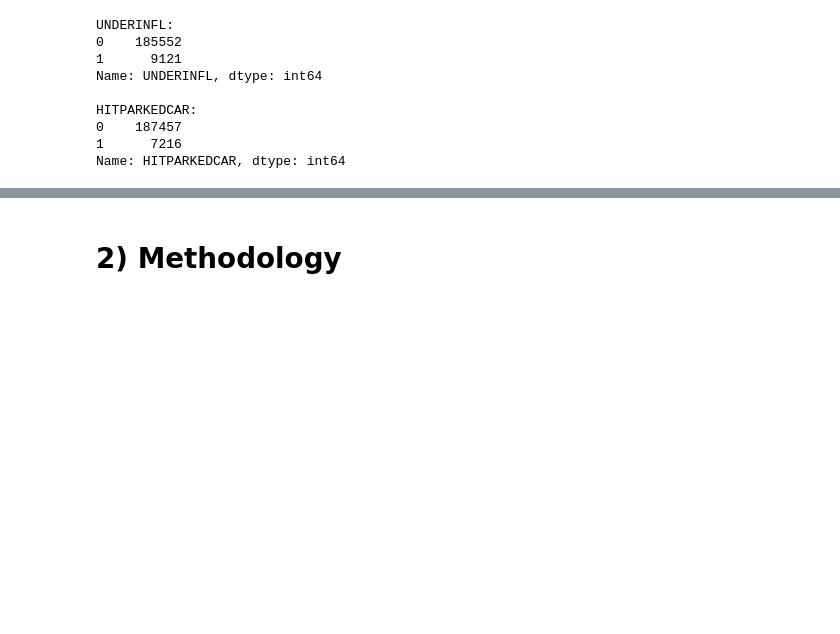
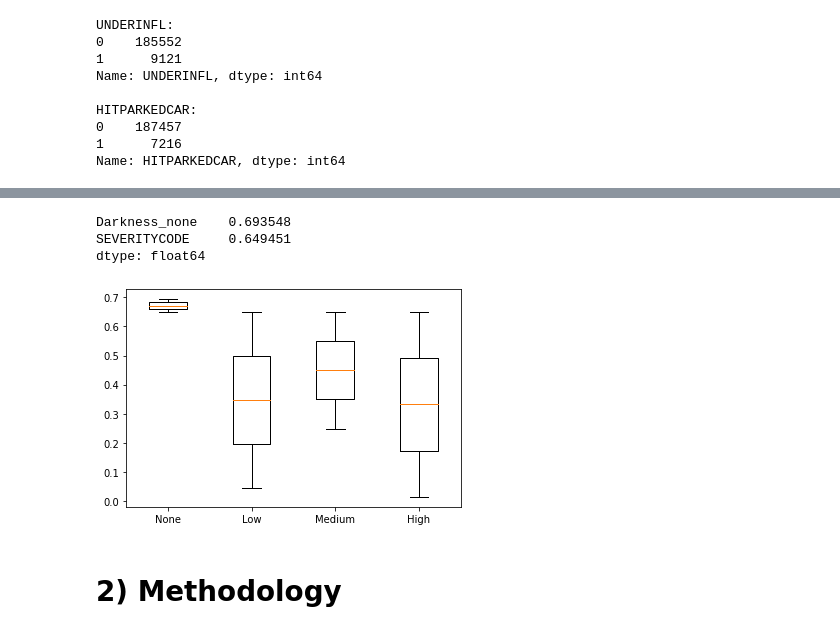
Before and after one commit to michaelrodgam/Coursera_Capstone, a Jupyter notebook: Data_Science Final_Project Notebook.ipynb, the cells around one changed output, grey strips where cells are left out. Drawn from its saved outputs; the diff is of its cells as text; code cells hidden in the pictures; blank space fills up the shorter version.

```diff
--- a/Data_Science Final_Project Notebook.ipynb
+++ b/Data_Science Final_Project Notebook.ipynb
@@ -245,12 +218,6 @@ df['HITPARKEDCAR'].replace('N', 0, inplace = True)
 df['HITPARKEDCAR'].replace('Y', 1, inplace = True)
 print('\nHITPARKEDCAR:')
 print(df['HITPARKEDCAR'].value_counts())
-
-df['ADDRTYPE'].replace('Block', 1, inplace = True)
-df['ADDRTYPE'].replace('Intersection', 2, inplace = True)
-df['ADDRTYPE'].replace('Alley', 3, inplace = True)
-print('\nADDRTYPE:')
-print(df['ADDRTYPE'].value_counts())
 # %% [output]
 UNDERINFL:
 0    185552
@@ -287,0 +317,8 @@ df.corr()
+# %%
+#dummies
+dummies = pd.get_dummies(data=df, columns =['ADDRTYPE','JUNCTIONTYPE','WEATHER', 'ROADCOND', 'LIGHTCOND'])
+dummies.rename(columns={'WEATHER_0':'BadWeather_none', 'WEATHER_1':'BadWeather_Low','WEATHER_2':'BadWeather_Medium','WEATHER_3':'BadWeather_High','WEATHER_4':'BadWeather_Extreme'}, inplace=True)
+dummies.rename(columns={'ROADCOND_0':'BadRoadCond_none', 'ROADCOND_1':'BadRoadCond_Low','ROADCOND_2':'BadRoadCond_Medium','ROADCOND_3':'BadRoadCond_High','ROADCOND_4':'BadRoadCond_Extreme'}, inplace=True)
+dummies.rename(columns={'LIGHTCOND_0':'Darkness_none', 'LIGHTCOND_1':'Darkness_Low','LIGHTCOND_2':'Darkness_Medium','LIGHTCOND_3':'Darkness_High'}, inplace=True)
+
+dummies.head()
@@ -287,0 +333,6 @@ df.corr()
+# %%
+df = dummies
+df['UNDERINFL'] = df['UNDERINFL'].astype('uint8')
+df['HITPARKEDCAR'] = df['HITPARKEDCAR'].astype('uint8')
+print(df.dtypes)
+df.head()
@@ -287,0 +366,7 @@ df.corr()
+# %%
+#data descriptive analysis
+df_scaled = df
+df_scaled.drop(['INCDATE'], axis=1, inplace=True)
+for column in df_scaled.columns:
+    df_scaled[column] = df[column]  / df[column].abs().max()
+df_scaled.describe()
@@ -288,3 +405,16 @@ df.corr()
+# %%
+data0 = df_scaled[['Darkness_none', 'SEVERITYCODE']].mean()
+data1 = df_scaled[['Darkness_Low', 'SEVERITYCODE']].mean()
+data2 = df_scaled[['Darkness_Medium', 'SEVERITYCODE']].mean()
+data3 = df_scaled[['Darkness_High', 'SEVERITYCODE']].mean()
+print(data0)
+plt.boxplot((data0, data1, data2, data3), labels=['None', "Low", 'Medium', 'High'])
+plt.show()
+# %% [output]
+Darkness_none    0.693548
+SEVERITYCODE     0.649451
+dtype: float64
+[figure, added]
 # %% [markdown]
 <h1>2) Methodology</h1>
 # %% [markdown]
```
Also changed, not shown: parts of 13 cells of this notebook.
